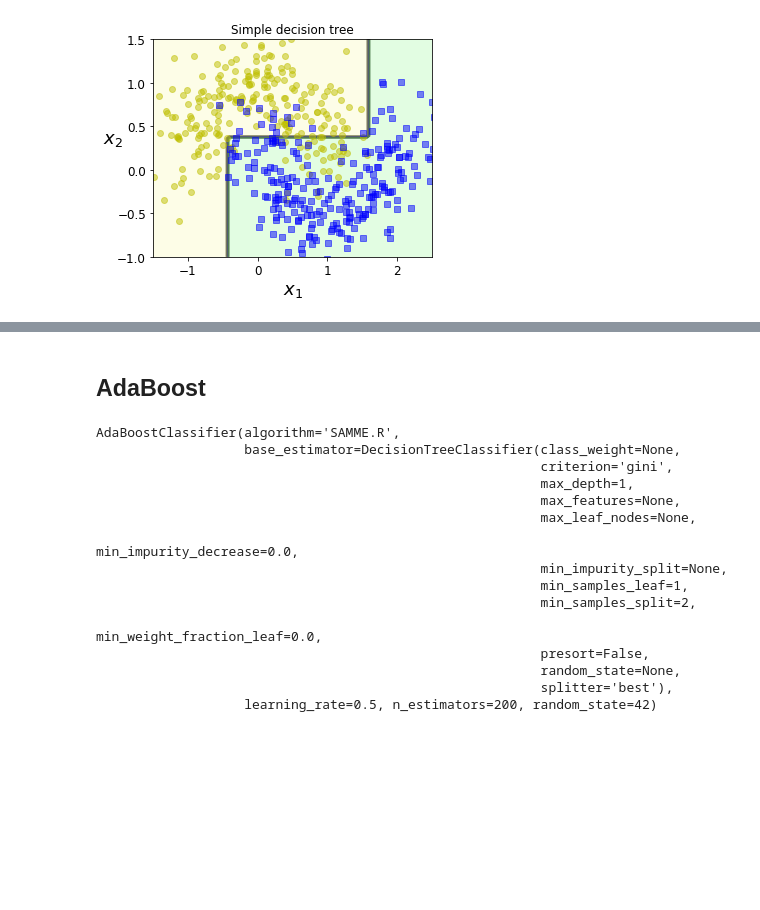
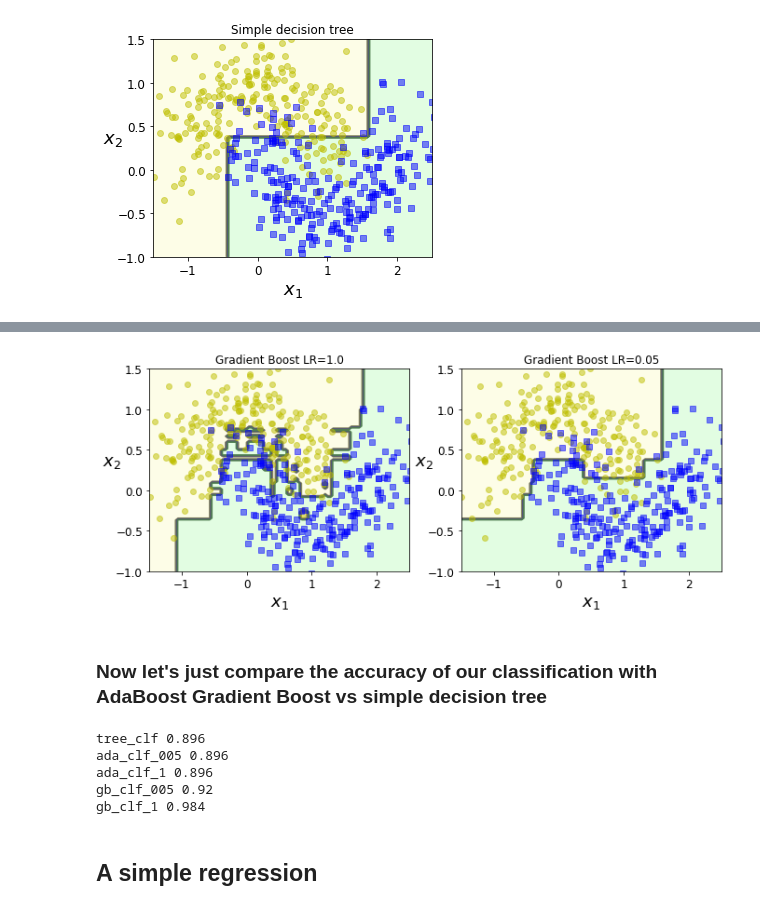
Before and after one commit to markfmace/fellowworkshop, a Jupyter notebook: Boosting example.ipynb, the cells around one changed output, grey strips where cells are left out. Cells and saved outputs as stored; diff of their text form; code cells hidden in the pictures; blank space fills up the shorter version.

```diff
--- a/Boosting example.ipynb
+++ b/Boosting example.ipynb
@@ -90,0 +136,9 @@ plt.show()
+# %%
+from sklearn.ensemble import GradientBoostingClassifier
+
+gb_clf_1 = GradientBoostingClassifier(max_depth=1, n_estimators=200,
+                                  learning_rate=1.0, random_state=42)
+gb_clf_1.fit(X, y)
+gb_clf_005 = GradientBoostingClassifier(max_depth=1, n_estimators=200,
+                                    learning_rate=0.05, random_state=42)
+gb_clf_005.fit(X, y)
@@ -91,31 +156,41 @@ plt.show()
+# %%
+# compare two learning rates
+plt.figure(figsize=(11,4))
+plt.subplot(121)
+plot_decision_boundary(gb_clf_1, X, y)
+plt.title('Gradient Boost LR=1.0')
+plt.subplot(122)
+plot_decision_boundary(gb_clf_005, X, y)
+plt.title('Gradient Boost LR=0.05')
+plt.show()
+# %% [output]
+[figure, added]
+# %% [markdown]
+<h3>Now let's just compare the accuracy of our classification with AdaBoost Gradient Boost vs simple decision tree</h3>
+# %%
+from sklearn.metrics import accuracy_score
+
+y_pred_tree_clf = tree_clf.predict(X_test)
+print("tree_clf",accuracy_score(y_test, y_pred_tree_clf))
+
+
+y_pred_ada_clf_005 = ada_clf_005.predict(X_test)
+print("ada_clf_005",accuracy_score(y_test, y_pred_ada_clf_005))
+
+y_pred_ada_clf_1 = ada_clf_1.predict(X_test)
+print("ada_clf_1",accuracy_score(y_test, y_pred_ada_clf_1))
+
+
+y_pred_gb_clf_005 = gb_clf_005.predict(X_test)
+print("gb_clf_005",accuracy_score(y_test, y_pred_gb_clf_005))
+
+y_pred_gb_clf_1 = gb_clf_1.predict(X_test)
+print("gb_clf_1",accuracy_score(y_test, y_pred_gb_clf_1))
+# %% [output]
+tree_clf 0.896
+ada_clf_005 0.896
+ada_clf_1 0.896
+gb_clf_005 0.92
+gb_clf_1 0.984
 # %% [markdown]
-<h2>AdaBoost</h2>
+<h2> A simple regression </h2>
-# %%
-# AdaBoost
-from sklearn.ensemble import AdaBoostClassifier
-
-ada_clf_001 = AdaBoostClassifier(
-    DecisionTreeClassifier(max_depth=1), n_estimators=200,
-    algorithm="SAMME.R", learning_rate=0.01, random_state=42)
-ada_clf_001.fit(X_train, y_train)
-
-ada_clf_05 = AdaBoostClassifier(
-    DecisionTreeClassifier(max_depth=1), n_estimators=200,
-    algorithm="SAMME.R", learning_rate=0.5, random_state=42)
-ada_clf_05.fit(X_train, y_train)
-# %% [output]
-AdaBoostClassifier(algorithm='SAMME.R',
-                   base_estimator=DecisionTreeClassifier(class_weight=None,
-                                                         criterion='gini',
-                                                         max_depth=1,
-                                                         max_features=None,
-                                                         max_leaf_nodes=None,
-                                                         min_impurity_decrease=0.0,
-                                                         min_impurity_split=None,
-                                                         min_samples_leaf=1,
-                                                         min_samples_split=2,
-                                                         min_weight_fraction_leaf=0.0,
-                                                         presort=False,
-                                                         random_state=None,
-                                                         splitter='best'),
-                   learning_rate=0.5, n_estimators=200, random_state=42)
```
Also changed, not shown: parts of 24 cells of this notebook.
